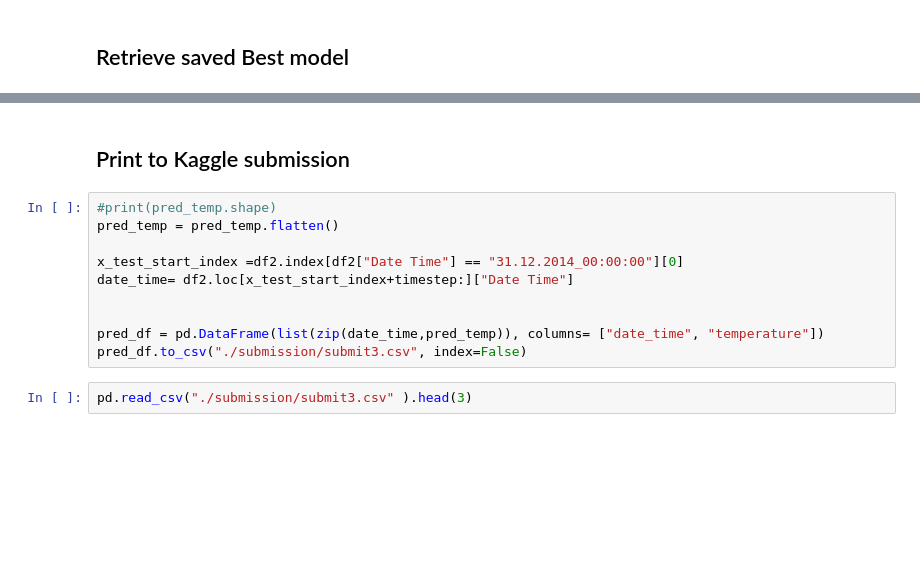
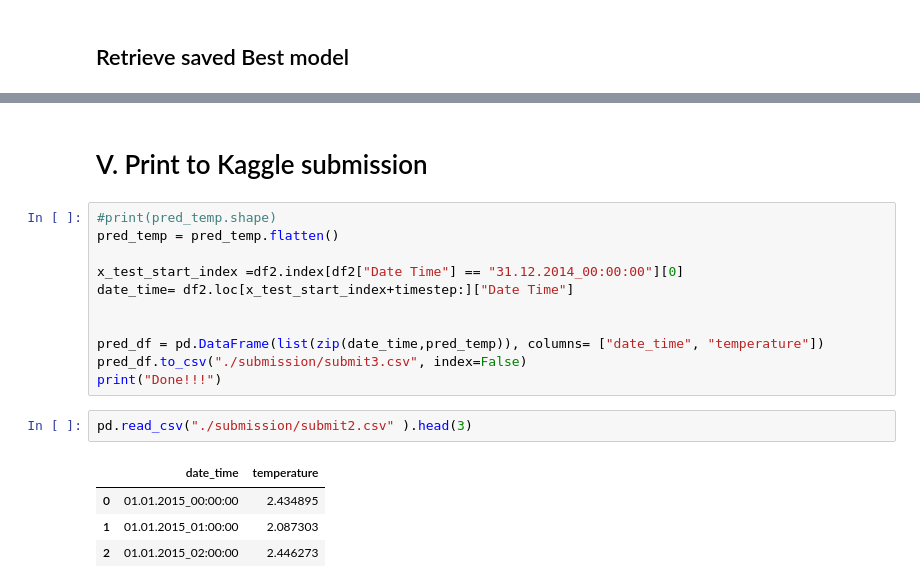
Before and after one commit to kyloop/Deep_Learning, a Jupyter notebook: LSTM.ipynb, the cells around one changed output, grey strips where cells are left out. Drawn from its saved outputs; the diff is of its cells as text; blank space fills up the shorter version.

```diff
--- a/LSTM.ipynb
+++ b/LSTM.ipynb
@@ -981,5 +1009,5 @@ plt.show()
 # %% [markdown]
-## Print to Kaggle submission
+# V. Print to Kaggle submission
 # %%
 #print(pred_temp.shape)
 pred_temp = pred_temp.flatten()
@@ -990,5 +1018,11 @@ date_time= df2.loc[x_test_start_index+timestep:]["Date Time"]
 
 pred_df = pd.DataFrame(list(zip(date_time,pred_temp)), columns= ["date_time", "temperature"])
 pred_df.to_csv("./submission/submit3.csv", index=False)
+print("Done!!!")
 # %%
-pd.read_csv("./submission/submit3.csv" ).head(3)
+pd.read_csv("./submission/submit2.csv" ).head(3)
+# %% [output]
+|  | date_time | temperature |
+| 0 | 01.01.2015_00:00:00 | 2.434895 |
+| 1 | 01.01.2015_01:00:00 | 2.087303 |
+| 2 | 01.01.2015_02:00:00 | 2.446273 |
```
Also changed, not shown: parts of 29 cells of this notebook.
